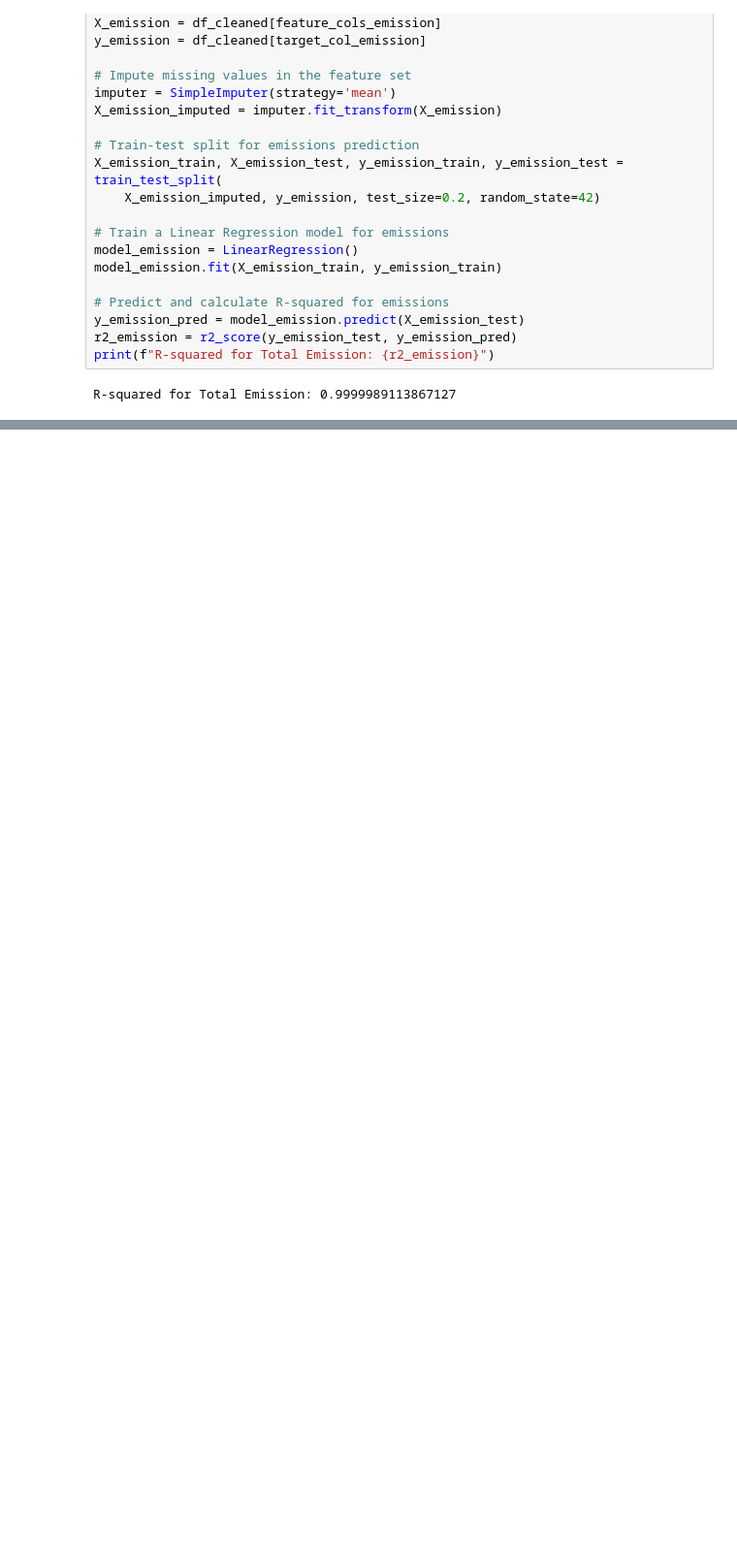
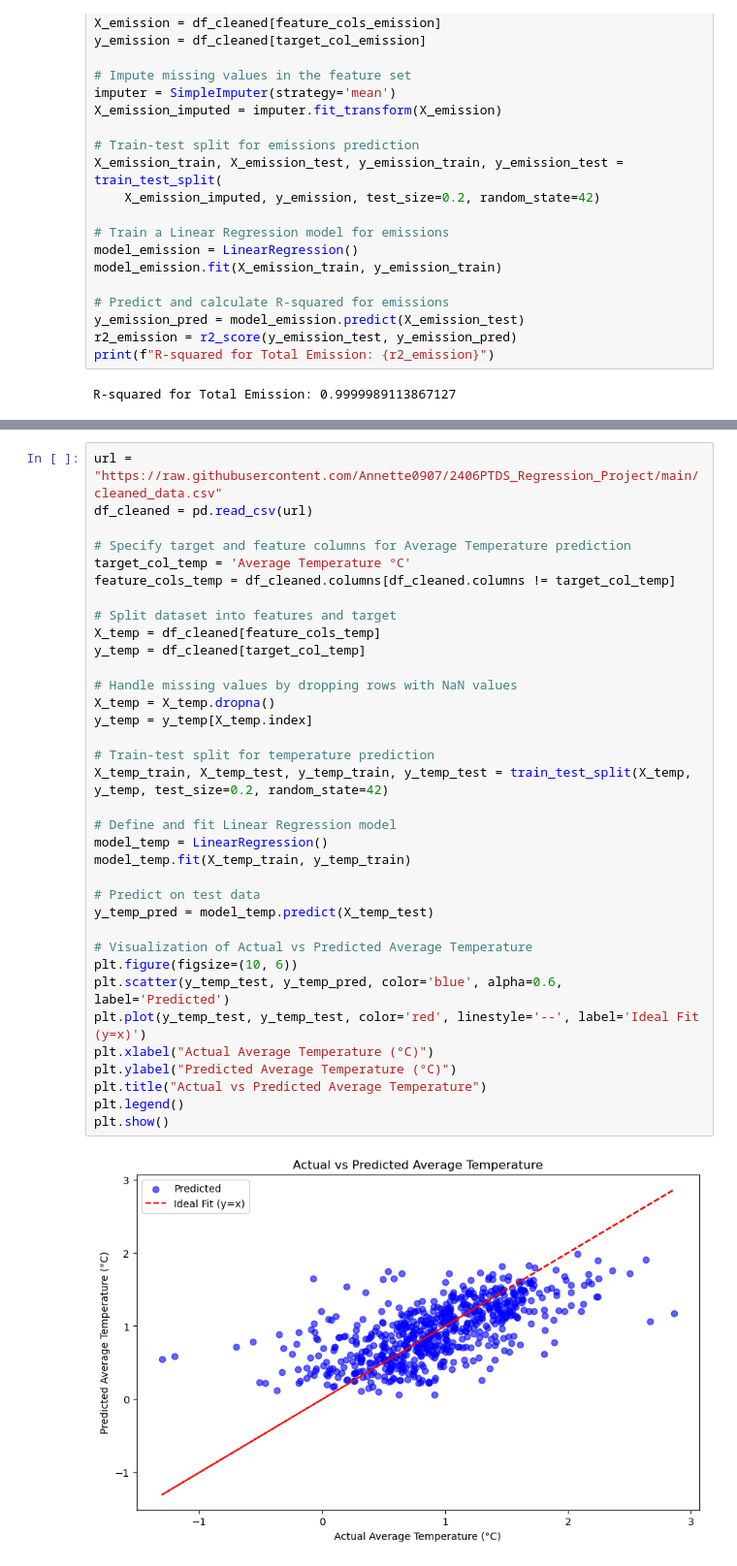
Before and after one commit to Annette0907/2406PTDS_Regression_Project, a Jupyter notebook: Regression Project.ipynb, the cells around one changed output, grey strips where cells are left out. Shown: that part at 97% size. Saved outputs shown, nothing was run; the diff lists cells and outputs as text; blank space fills up the shorter version.

Commit message:
Visualise Predicted Average Temperatures and Predicted Total Emissions

```diff
--- a/Regression Project.ipynb
+++ b/Regression Project.ipynb
@@ -465,0 +475,37 @@ R-squared for Total Emission: 0.9999989113867127
+# %%
+url = "https://raw.githubusercontent.com/Annette0907/2406PTDS_Regression_Project/main/cleaned_data.csv"
+df_cleaned = pd.read_csv(url)
+
+# Specify target and feature columns for Average Temperature prediction
+target_col_temp = 'Average Temperature °C'
+feature_cols_temp = df_cleaned.columns[df_cleaned.columns != target_col_temp]
+
+# Split dataset into features and target
+X_temp = df_cleaned[feature_cols_temp]
+y_temp = df_cleaned[target_col_temp]
+
+# Handle missing values by dropping rows with NaN values
+X_temp = X_temp.dropna()
+y_temp = y_temp[X_temp.index]
+
+# Train-test split for temperature prediction
+X_temp_train, X_temp_test, y_temp_train, y_temp_test = train_test_split(X_temp, y_temp, test_size=0.2, random_state=42)
+
+# Define and fit Linear Regression model
+model_temp = LinearRegression()
+model_temp.fit(X_temp_train, y_temp_train)
+
+# Predict on test data
+y_temp_pred = model_temp.predict(X_temp_test)
+
+# Visualization of Actual vs Predicted Average Temperature
+plt.figure(figsize=(10, 6))
+plt.scatter(y_temp_test, y_temp_pred, color='blue', alpha=0.6, label='Predicted')
+plt.plot(y_temp_test, y_temp_test, color='red', linestyle='--', label='Ideal Fit (y=x)')
+plt.xlabel("Actual Average Temperature (°C)")
+plt.ylabel("Predicted Average Temperature (°C)")
+plt.title("Actual vs Predicted Average Temperature")
+plt.legend()
+plt.show()
+# %% [output]
+[figure, added]
```
Also changed, not shown: parts of 5 cells of this notebook.
